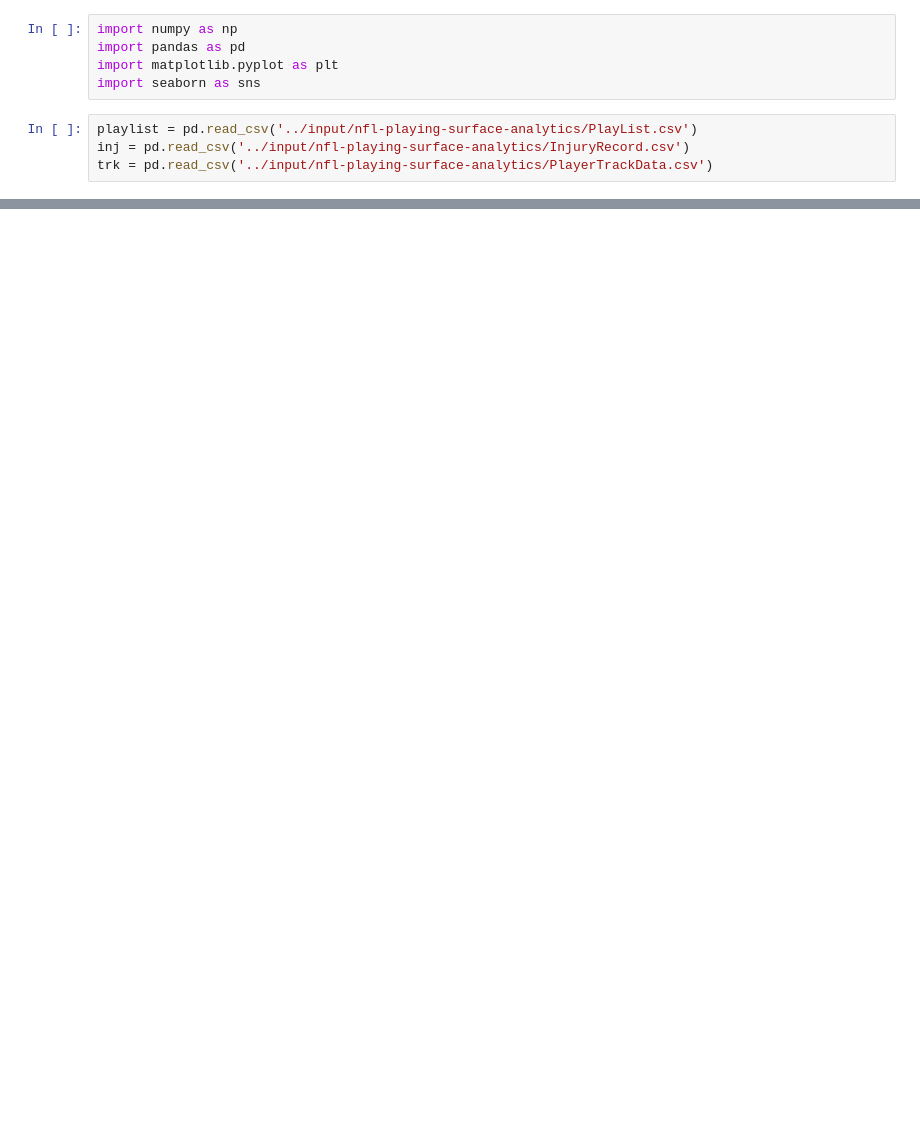
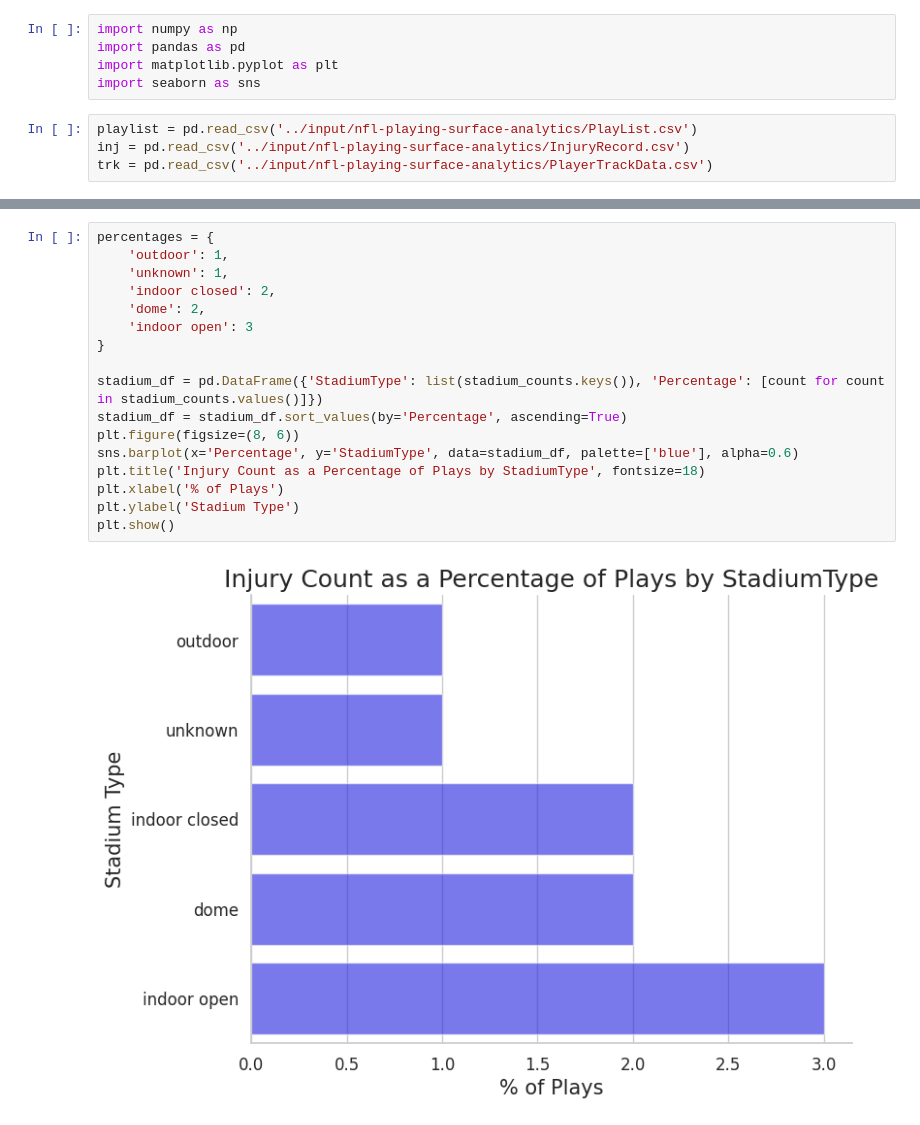
Before and after one commit to AditC1/NFLInjuryAnalysis, a Jupyter notebook: nfl-injury-analysis.ipynb, the cells around one changed output, grey strips where cells are left out. Saved outputs shown, nothing was run; the diff lists cells and outputs as text; blank space fills up the shorter version.

```diff
--- a/nfl-injury-analysis.ipynb
+++ b/nfl-injury-analysis.ipynb
@@ -9,0 +189,19 @@ trk = pd.read_csv('../input/nfl-playing-surface-analytics/PlayerTrackData.csv')
+# %%
+percentages = {
+    'outdoor': 1,
+    'unknown': 1,
+    'indoor closed': 2,
+    'dome': 2,
+    'indoor open': 3
+}
+
+stadium_df = pd.DataFrame({'StadiumType': list(stadium_counts.keys()), 'Percentage': [count for count in stadium_counts.values()]})
+stadium_df = stadium_df.sort_values(by='Percentage', ascending=True)
+plt.figure(figsize=(8, 6))
+sns.barplot(x='Percentage', y='StadiumType', data=stadium_df, palette=['blue'], alpha=0.6)
+plt.title('Injury Count as a Percentage of Plays by StadiumType', fontsize=18)
+plt.xlabel('% of Plays')
+plt.ylabel('Stadium Type')
+plt.show()
+# %% [output]
+[figure, added]
```
Also changed, not shown: parts of 7 cells of this notebook.
